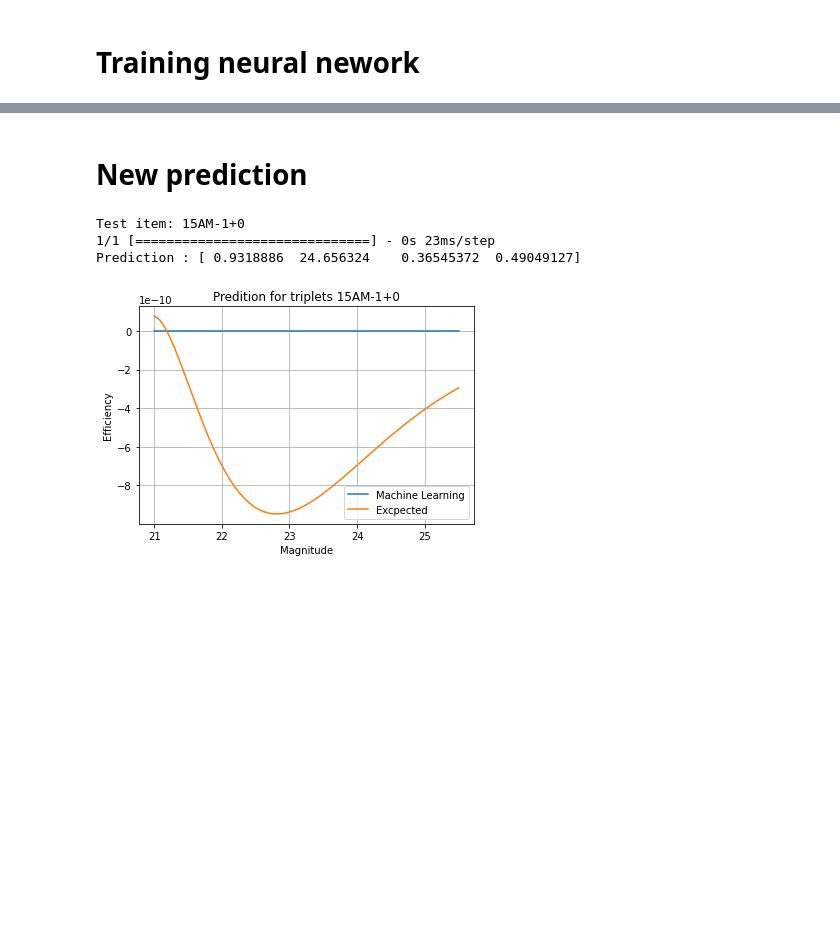
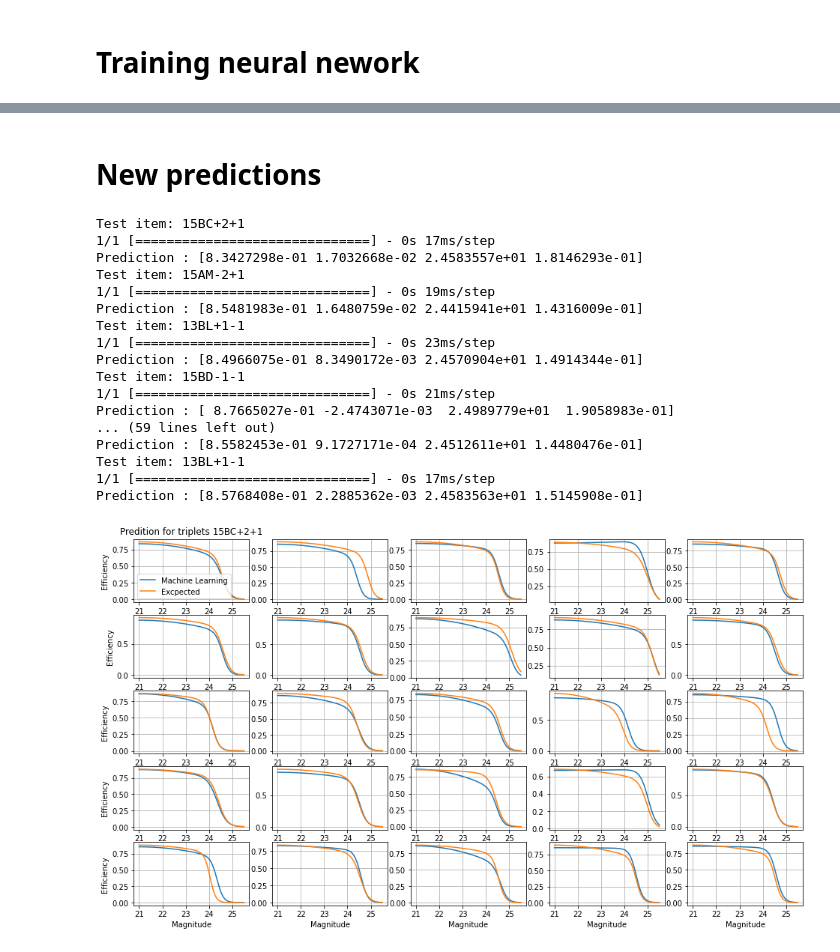
Before and after one commit to Leirof/M1-TNO_Detection_Efficiency, a Jupyter notebook: train_ai.ipynb, the cells around one changed output, grey strips where cells are left out. Cells and saved outputs as stored; diff of their text form; code cells hidden in the pictures; blank space fills up the shorter version.

```diff
--- a/train_ai.ipynb
+++ b/train_ai.ipynb
@@ -63,7 +63,7 @@ m = np.linspace(21,25.5,1000)
 data_io.loadAll() # comment if already loaded to spare time
 
 # Formating data in data set usable by the AI
-data, outputs = data_io.get_ai_ready(items = Triplet.all, func=function,subsets_per_block=subset_multiplier)
+data, outputs = data_io.get_ai_ready(items = Triplet.all, func=function,subsets_per_block=subset_multiplier, maxCCD=30)
 
 print(len(data), "vectors containing", len(data[0])-outputs, "inputs and", outputs, "outputs")
 
@@ -108,7 +108,7 @@ Test item: 15AM+1-1
 # Prediction on test item
 # %%
 def item_data(test_item):
-    data,outputs = test_item.to_ai_ready(func=function)
+    data,outputs = test_item.to_ai_ready(func=function,maxCCD=30)
 
     X = data[:-outputs]
     Y = data[-outputs:]
@@ -170,10 +170,11 @@ def create_folds(K, data, train_prop, outputs):
         Xv_list.append(data_test [:,:-outputs])
         Yv_list.append(data_test [:,-outputs:])
 
-    # Composing training data using fold != j
-    for j in range(K):
-        Xt_list[j] = np.concatenate(np.array(Xt_list)[np.arange(len(Xt_list))!=j])
-        Yt_list[j] = np.concatenate(np.array(Yt_list)[np.arange(len(Yt_list))!=j])
+    if K > 1:
+        # Composing training data using fold != j
+        for j in range(K):
+            Xt_list[j] = np.concatenate(np.array(Xt_list)[np.arange(len(Xt_list))!=j])
+            Yt_list[j] = np.concatenate(np.array(Yt_list)[np.arange(len(Yt_list))!=j])
 
     return np.array(Xt_list), np.array(Yt_list), np.array(Xv_list), np.array(Yv_list)
 # %% [markdown]
@@ -205,7 +206,7 @@ def get_best_model(generation, models, scores, lastScore, bestModel):
 # %%
 bestModel = None
 bestScore = None
-path = archive.new(name = archive.description(M = subset_multiplier, N = n, K = K, E = epoch))
+path = archive.new(name = archive.description(M = subset_multiplier, N = n, K = K, E = epoch, F = function, T = train_on, Y = train_with , P = train_prop))
 output = open(f"{path}/ouput.csv","w")
 
 output.write("Generation, ")
@@ -230,7 +231,9 @@ for i in range(n):
   models = []; history = []; scores = []
   for j in range(K):
 
-    print(f"🏃‍♀️ Training model  with fold {j} as test...", end="\r")
+    if K > 1:
+      print(f"🏃‍♀️ Training model  with fold {j+1} as test...", end="\r")
+      if j+1 == K: print(f"🏃‍♀️ Training model  with fold {j+1} as test...")
 
     # Sub sets for this fold
 
@@ -294,16 +315,32 @@ INFO:tensorflow:Assets written to: ./archives/2022-06-18_fb27311/17_M=10,N=25,K=
 # %% [markdown]
-# New prediction
+# New predictions
 # %%
-test_item = get_test_item()
+plt.figure(figsize=(16,9))
 
-predict(test_item, bestModel)
-
-plot_prediction(test_item, prediction, 0, 1)
+N = 25
+for i in range(N):
+    test_item = get_test_item()
+    prediction = predict(test_item, bestModel)
+    plot_prediction(test_item, prediction, i, N)
 
 plt.savefig(f"{path}/prediction.png")
 plt.show()
 # %% [output]
-Test item: 15AM-1+0
+Test item: 15BC+2+1
+1/1 [==============================] - 0s 17ms/step
+Prediction : [8.3427298e-01 1.7032668e-02 2.4583557e+01 1.8146293e-01]
+Test item: 15AM-2+1
+1/1 [==============================] - 0s 19ms/step
+Prediction : [8.5481983e-01 1.6480759e-02 2.4415941e+01 1.4316009e-01]
+Test item: 13BL+1-1
 1/1 [==============================] - 0s 23ms/step
-Prediction : [ 0.9318886  24.656324    0.36545372  0.49049127]
+Prediction : [8.4966075e-01 8.3490172e-03 2.4570904e+01 1.4914344e-01]
+Test item: 15BD-1-1
+1/1 [==============================] - 0s 21ms/step
+Prediction : [ 8.7665027e-01 -2.4743071e-03  2.4989779e+01  1.9058983e-01]
+... (59 lines left out)
+Prediction : [8.5582453e-01 9.1727171e-04 2.4512611e+01 1.4480476e-01]
+Test item: 13BL+1-1
+1/1 [==============================] - 0s 17ms/step
+Prediction : [8.5768408e-01 2.2885362e-03 2.4583563e+01 1.5145908e-01]
-[figure, old version]
+[figure, new version]
```
Also changed, not shown: parts of 4 cells of this notebook, 36 other files.
